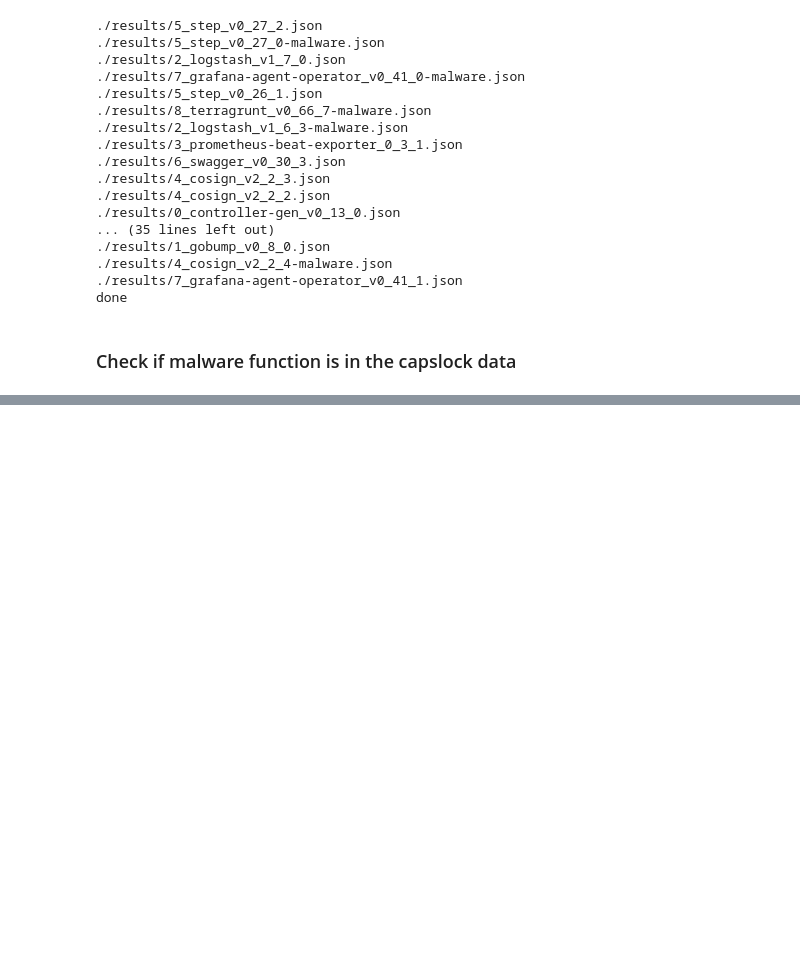
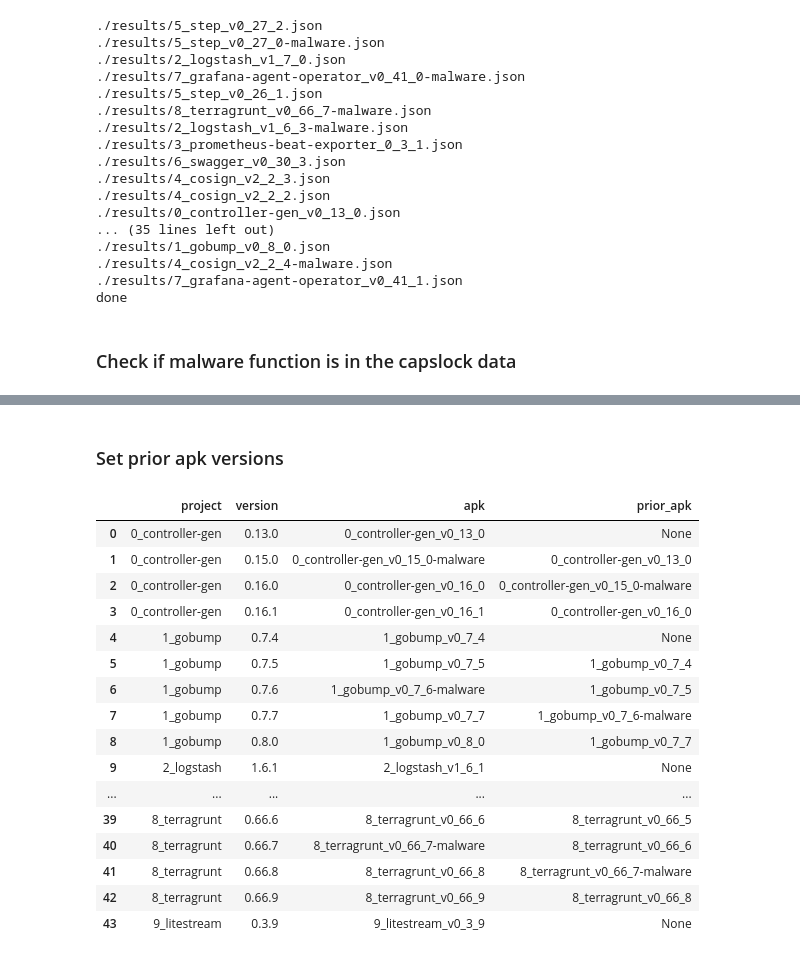
Before and after one commit to tdunlap607/panic-at-the-distro, a Jupyter notebook: malware-scanners/capslock/capslock_results.ipynb, the cells around one changed output, grey strips where cells are left out. Drawn from its saved outputs; the diff is of its cells as text; code cells hidden in the pictures; blank space fills up the shorter version.

```diff
--- a/malware-scanners/capslock/capslock_results.ipynb
+++ b/malware-scanners/capslock/capslock_results.ipynb
@@ -77,6 +78,18 @@ for json_file in json_files:
 # Concatenate all DataFrames into one DataFrame
 combined_df = pd.concat(all_dataframes, ignore_index=True)
 
+combined_df["version"] = combined_df.apply(
+    lambda x: '.'.join(x['apk'].split('_')[-3:]).strip('v').strip('-malware'),
+    axis=1
+)
+
+combined_df["project"] = combined_df.apply(
+    lambda x: '_'.join(x['apk'].split('_')[:2]),
+    axis=1
+)
+
+combined_df_sorted = combined_df.sort_values(by=['project', 'version'], key=lambda col: col if col.name == 'project' else col.map(version.parse))
+
 print("done")
 # %% [output]
 ./results/5_step_v0_27_2.json
@@ -164,0 +140,37 @@ KeyboardInterrupt:
+# %% [markdown]
+### Set prior apk versions
+# %%
+prior_versions = combined_df_sorted[['project', 'version', 'apk']].drop_duplicates().reset_index(drop=True)
+
+# set the prior apk for later use
+prior_versions['prior_apk'] = prior_versions.apply(
+    lambda row: prior_versions.loc[row.name - 1, 'apk']
+    if row.name - 1 >= 0 and row['project'] == prior_versions.loc[row.name - 1, 'project']
+    else None,
+    axis=1
+)
+
+# merge back with combined_df_sorted
+combined_df_sorted = combined_df_sorted.merge(prior_versions,
+                                              on=['project', 'version', 'apk'],
+                                              how='left').reset_index(drop=True)
+
+prior_versions
+# %% [output]
+|  | project | version | apk | prior_apk |
+| 0 | 0_controller-gen | 0.13.0 | 0_controller-gen_v0_13_0 | None |
+| 1 | 0_controller-gen | 0.15.0 | 0_controller-gen_v0_15_0-malware | 0_controller-gen_v0_13_0 |
+| 2 | 0_controller-gen | 0.16.0 | 0_controller-gen_v0_16_0 | 0_controller-gen_v0_15_0-malware |
+| 3 | 0_controller-gen | 0.16.1 | 0_controller-gen_v0_16_1 | 0_controller-gen_v0_16_0 |
+| 4 | 1_gobump | 0.7.4 | 1_gobump_v0_7_4 | None |
+| 5 | 1_gobump | 0.7.5 | 1_gobump_v0_7_5 | 1_gobump_v0_7_4 |
+| 6 | 1_gobump | 0.7.6 | 1_gobump_v0_7_6-malware | 1_gobump_v0_7_5 |
+| 7 | 1_gobump | 0.7.7 | 1_gobump_v0_7_7 | 1_gobump_v0_7_6-malware |
+| 8 | 1_gobump | 0.8.0 | 1_gobump_v0_8_0 | 1_gobump_v0_7_7 |
+| 9 | 2_logstash | 1.6.1 | 2_logstash_v1_6_1 | None |
+| ... | ... | ... | ... | ... |
+| 39 | 8_terragrunt | 0.66.6 | 8_terragrunt_v0_66_6 | 8_terragrunt_v0_66_5 |
+| 40 | 8_terragrunt | 0.66.7 | 8_terragrunt_v0_66_7-malware | 8_terragrunt_v0_66_6 |
+| 41 | 8_terragrunt | 0.66.8 | 8_terragrunt_v0_66_8 | 8_terragrunt_v0_66_7-malware |
+| 42 | 8_terragrunt | 0.66.9 | 8_terragrunt_v0_66_9 | 8_terragrunt_v0_66_8 |
+| 43 | 9_litestream | 0.3.9 | 9_litestream_v0_3_9 | None |
```
Also changed, not shown: parts of 13 cells of this notebook, 1 other file.
